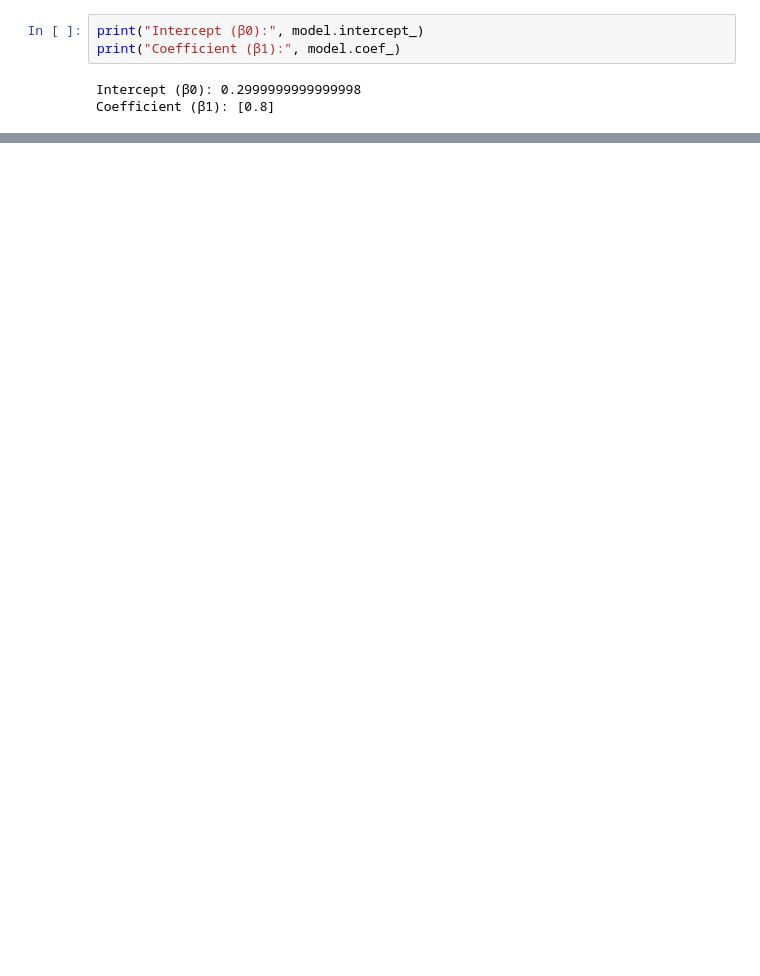
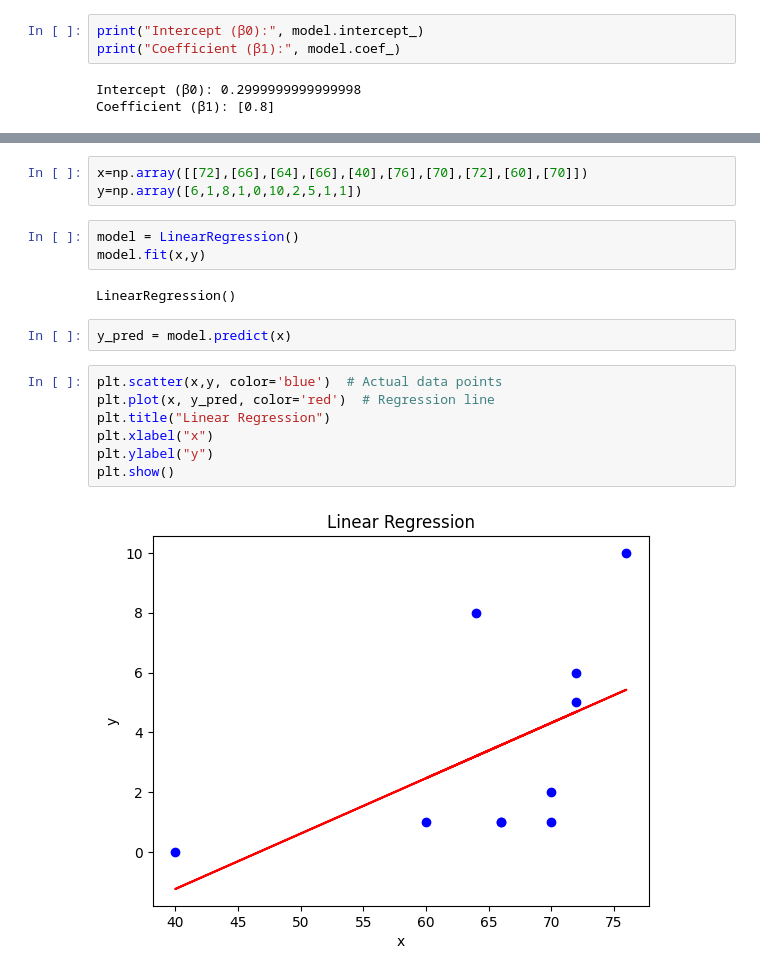
Before and after one commit to PUNNANAVYA/5C7, a Jupyter notebook: Linearregressionipynb.ipynb, the cells around one changed output, grey strips where cells are left out. Cells and saved outputs as stored; diff of their text form; blank space fills up the shorter version.

```diff
--- a/Linearregressionipynb.ipynb
+++ b/Linearregressionipynb.ipynb
@@ -64,0 +89,19 @@ Coefficient (β1): [[2.01501685]]
+# %%
+x=np.array([[72],[66],[64],[66],[40],[76],[70],[72],[60],[70]])
+y=np.array([6,1,8,1,0,10,2,5,1,1])
+# %%
+model = LinearRegression()
+model.fit(x,y)
+# %% [output]
+LinearRegression()
+# %%
+y_pred = model.predict(x)
+# %%
+plt.scatter(x,y, color='blue')  # Actual data points
+plt.plot(x, y_pred, color='red')  # Regression line
+plt.title("Linear Regression")
+plt.xlabel("x")
+plt.ylabel("y")
+plt.show()
+# %% [output]
+[figure, added]
```
Also changed, not shown: parts of 12 cells of this notebook.
